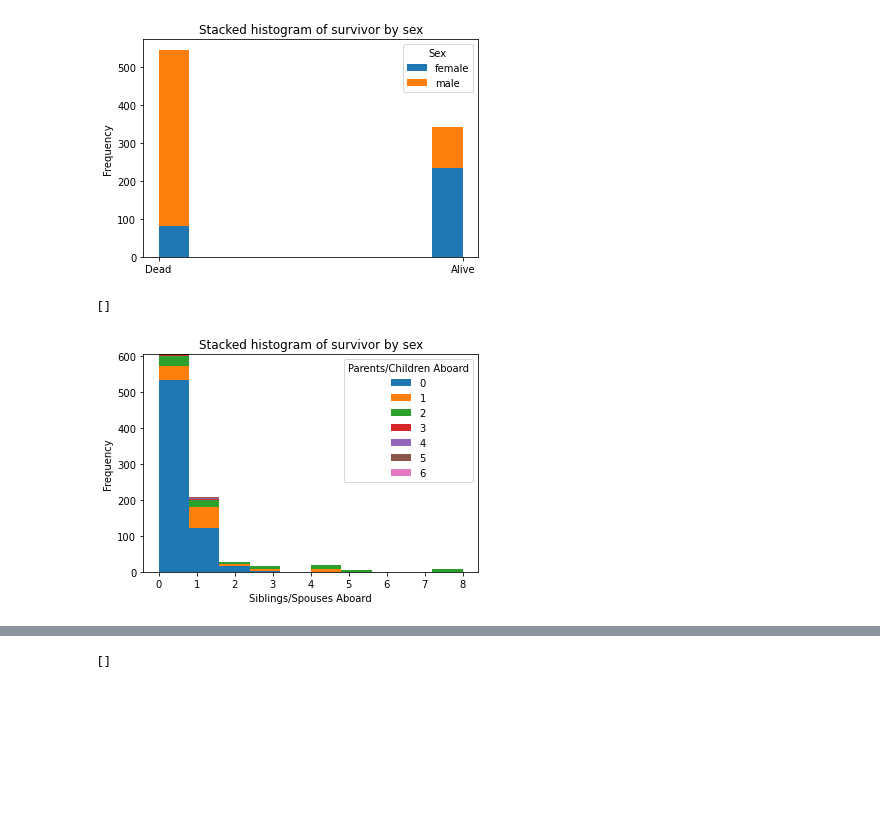
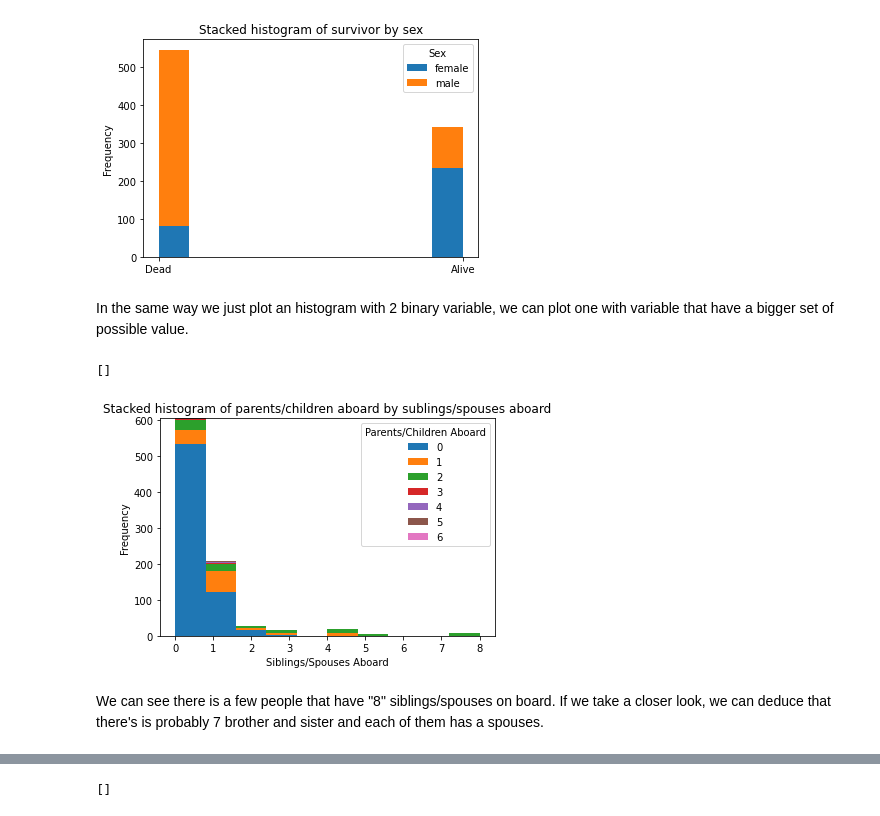
Before and after one commit to MartaVallejo/MachineLearning, a Jupyter notebook: DataPreprocessing.ipynb, the cells around one changed output, grey strips where cells are left out. Saved outputs shown, nothing was run; the diff lists cells and outputs as text; code cells hidden in the pictures; blank space fills up the shorter version.

Commit message:
UPDATE add markdown explanation + FIX few title mistakes

```diff
--- a/DataPreprocessing.ipynb
+++ b/DataPreprocessing.ipynb
@@ -193,12 +217,16 @@ plt.plot()
 # %% [output]
 []
 [figure]
+# %% [markdown]
+In the same way we just plot an histogram with 2 binary variable, we can plot one with variable that have a bigger set of possible value.
 # %%
 counts = dataset.pivot(columns='Parents/Children Aboard')['Siblings/Spouses Aboard']
 ax = plt.subplot(111)
 ax.set_xlabel('Siblings/Spouses Aboard')
-counts.plot(kind='hist', stacked=True, title='Stacked histogram of survivor by sex', ax = ax)
+counts.plot(kind='hist', stacked=True, title='Stacked histogram of parents/children aboard by sublings/spouses aboard', ax = ax)
 plt.plot()
 # %% [output]
 []
-[figure, old version]
+[figure, new version]
+# %% [markdown]
+We can see there is a few people that have "8" siblings/spouses on board. If we take a closer look, we can deduce that there's is probably 7 brother and sister and each of them has a spouses.
```
Also changed, not shown: parts of 23 cells of this notebook.
